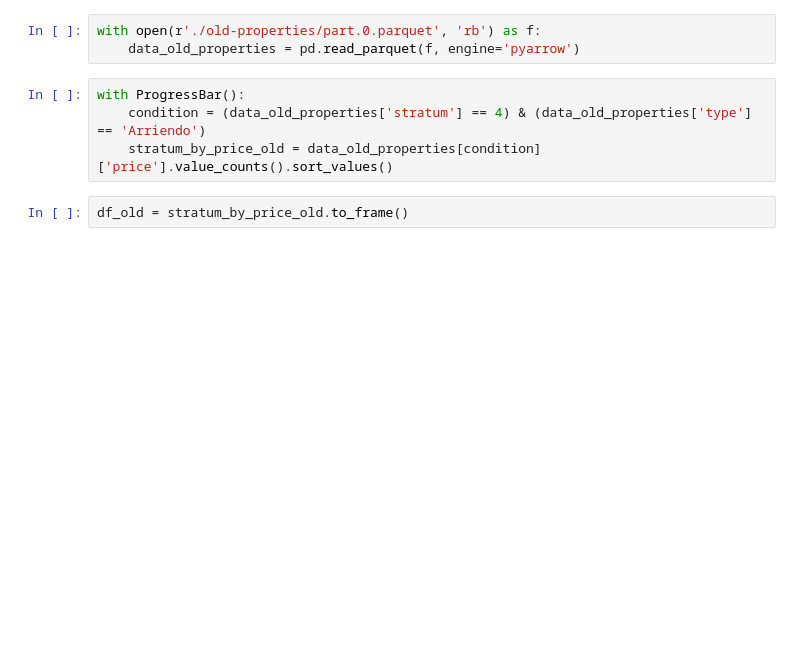
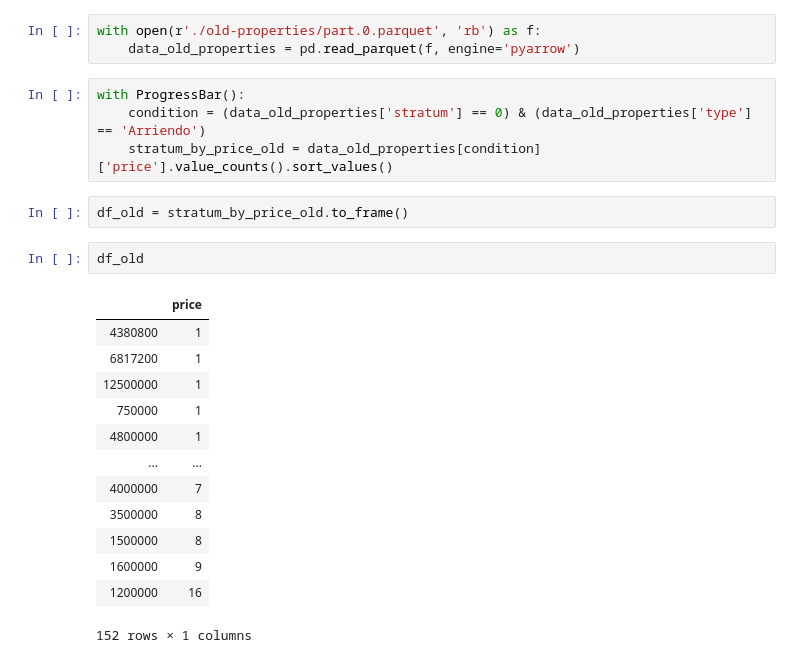
Before and after one commit to stivenramireza/anutibara-web-scraping, a Jupyter notebook: notebooks/data_analytics.ipynb, the cells around one changed output. Drawn from its saved outputs; the diff is of its cells as text; blank space fills up the shorter version.

```diff
--- a/notebooks/data_analytics.ipynb
+++ b/notebooks/data_analytics.ipynb
@@ -313,10 +336,26 @@ with open(r'./old-properties/part.0.parquet', 'rb') as f:
     data_old_properties = pd.read_parquet(f, engine='pyarrow')
 # %%
 with ProgressBar():
-    condition = (data_old_properties['stratum'] == 4) & (data_old_properties['type'] == 'Arriendo')
+    condition = (data_old_properties['stratum'] == 0) & (data_old_properties['type'] == 'Arriendo')
     stratum_by_price_old = data_old_properties[condition]['price'].value_counts().sort_values()
 # %%
 df_old = stratum_by_price_old.to_frame()
+# %%
+df_old
+# %% [output]
+|  | price |
+| 4380800 | 1 |
+| 6817200 | 1 |
+| 12500000 | 1 |
+| 750000 | 1 |
+| 4800000 | 1 |
+| ... | ... |
+| 4000000 | 7 |
+| 3500000 | 8 |
+| 1500000 | 8 |
+| 1600000 | 9 |
+| 1200000 | 16 |
+152 rows × 1 columns
 # %%
 seaborn.set(style="whitegrid")
 f, ax = plt.subplots(figsize=(10, 10))
```
Also changed, not shown: parts of 6 cells of this notebook.
